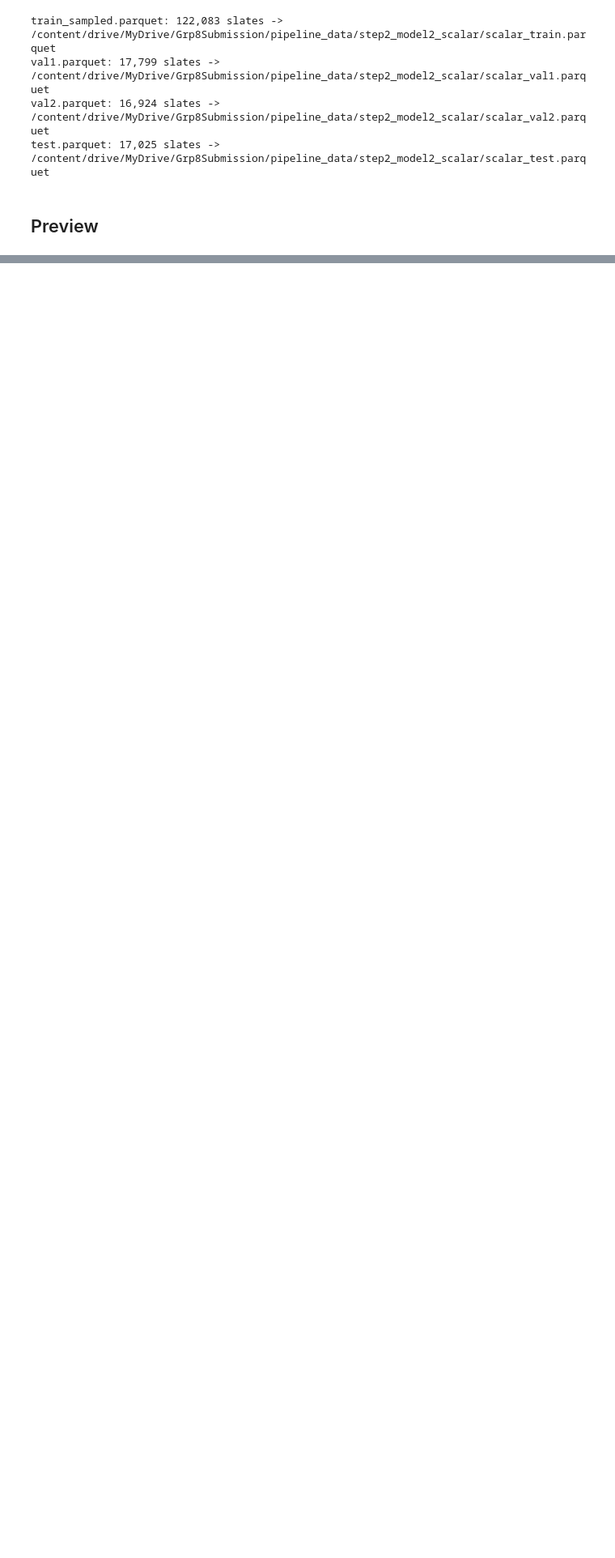
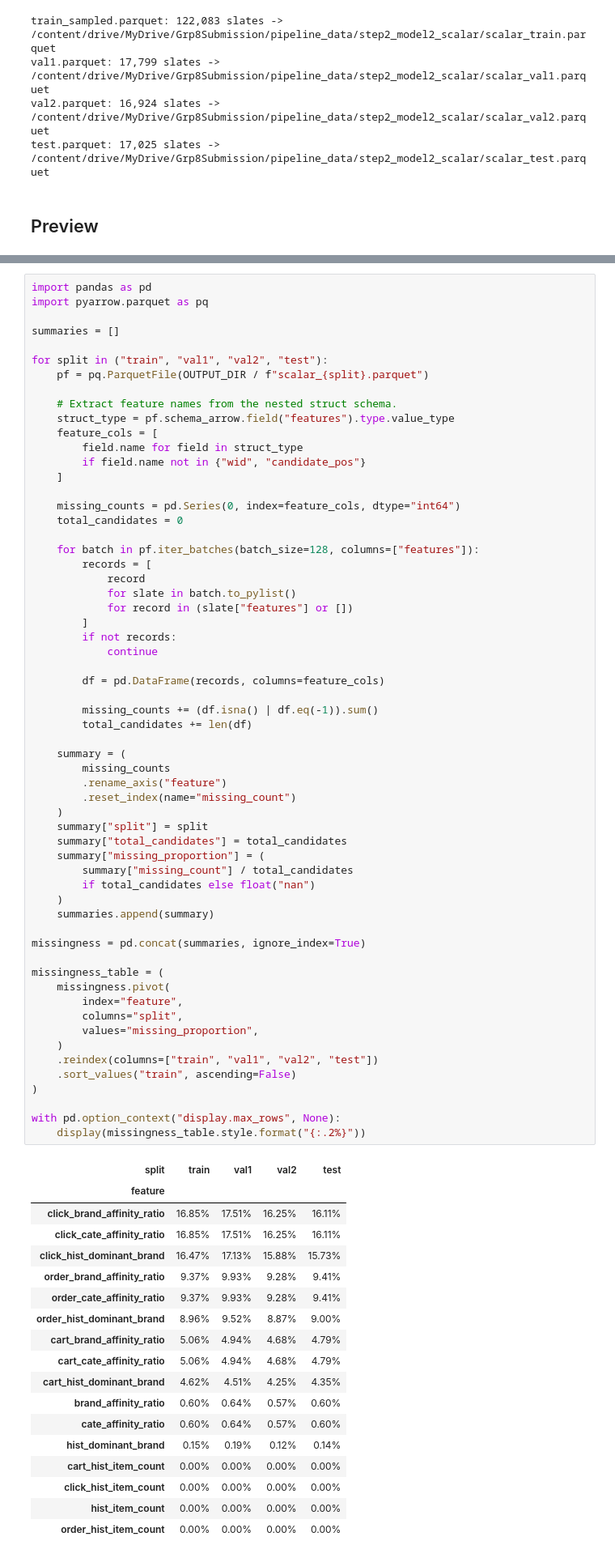
Before and after one commit to scoopydoooKing/bt4222-grp8, a Jupyter notebook: step2_model2_scalar_features.ipynb, the cells around one changed output, grey strips where cells are left out. Shown at 81% size. Drawn from its saved outputs; the diff is of its cells as text; blank space fills up the shorter version.

```diff
--- a/step2_model2_scalar_features.ipynb
+++ b/step2_model2_scalar_features.ipynb
@@ -331,3 +331,82 @@ display(df_preview[df_preview['slate_id'] == 18])
+# %%
+import pandas as pd
+import pyarrow.parquet as pq
+
+summaries = []
+
+for split in ("train", "val1", "val2", "test"):
+    pf = pq.ParquetFile(OUTPUT_DIR / f"scalar_{split}.parquet")
+
+    # Extract feature names from the nested struct schema.
+    struct_type = pf.schema_arrow.field("features").type.value_type
+    feature_cols = [
+        field.name for field in struct_type
+        if field.name not in {"wid", "candidate_pos"}
+    ]
+
+    missing_counts = pd.Series(0, index=feature_cols, dtype="int64")
+    total_candidates = 0
+
+    for batch in pf.iter_batches(batch_size=128, columns=["features"]):
+        records = [
+            record
+            for slate in batch.to_pylist()
+            for record in (slate["features"] or [])
+        ]
+        if not records:
+            continue
+
+        df = pd.DataFrame(records, columns=feature_cols)
+
+        missing_counts += (df.isna() | df.eq(-1)).sum()
+        total_candidates += len(df)
+
+    summary = (
+        missing_counts
+        .rename_axis("feature")
+        .reset_index(name="missing_count")
+    )
+    summary["split"] = split
+    summary["total_candidates"] = total_candidates
+    summary["missing_proportion"] = (
+        summary["missing_count"] / total_candidates
+        if total_candidates else float("nan")
+    )
+    summaries.append(summary)
+
+missingness = pd.concat(summaries, ignore_index=True)
+
+missingness_table = (
+    missingness.pivot(
+        index="feature",
+        columns="split",
+        values="missing_proportion",
+    )
+    .reindex(columns=["train", "val1", "val2", "test"])
+    .sort_values("train", ascending=False)
+)
+
+with pd.option_context("display.max_rows", None):
+    display(missingness_table.style.format("{:.2%}"))
+# %% [output]
+| split | train | val1 | val2 | test |
+| feature |  |  |  |  |
+| click_brand_affinity_ratio | 16.85% | 17.51% | 16.25% | 16.11% |
+| click_cate_affinity_ratio | 16.85% | 17.51% | 16.25% | 16.11% |
+| click_hist_dominant_brand | 16.47% | 17.13% | 15.88% | 15.73% |
+| order_brand_affinity_ratio | 9.37% | 9.93% | 9.28% | 9.41% |
+| order_cate_affinity_ratio | 9.37% | 9.93% | 9.28% | 9.41% |
+| order_hist_dominant_brand | 8.96% | 9.52% | 8.87% | 9.00% |
+| cart_brand_affinity_ratio | 5.06% | 4.94% | 4.68% | 4.79% |
+| cart_cate_affinity_ratio | 5.06% | 4.94% | 4.68% | 4.79% |
+| cart_hist_dominant_brand | 4.62% | 4.51% | 4.25% | 4.35% |
+| brand_affinity_ratio | 0.60% | 0.64% | 0.57% | 0.60% |
+| cate_affinity_ratio | 0.60% | 0.64% | 0.57% | 0.60% |
+| hist_dominant_brand | 0.15% | 0.19% | 0.12% | 0.14% |
+| cart_hist_item_count | 0.00% | 0.00% | 0.00% | 0.00% |
+| click_hist_item_count | 0.00% | 0.00% | 0.00% | 0.00% |
+| hist_item_count | 0.00% | 0.00% | 0.00% | 0.00% |
+| order_hist_item_count | 0.00% | 0.00% | 0.00% | 0.00% |
 # %% [markdown]
 ## Outputs
 `step2_scalar_features/train_scalar_features.parquet`, `val1_scalar_features.parquet`, `val2_scalar_features.parquet`, and `test_scalar_features.parquet`.
```
Also changed, not shown: parts of 8 cells of this notebook, 3 other files.
